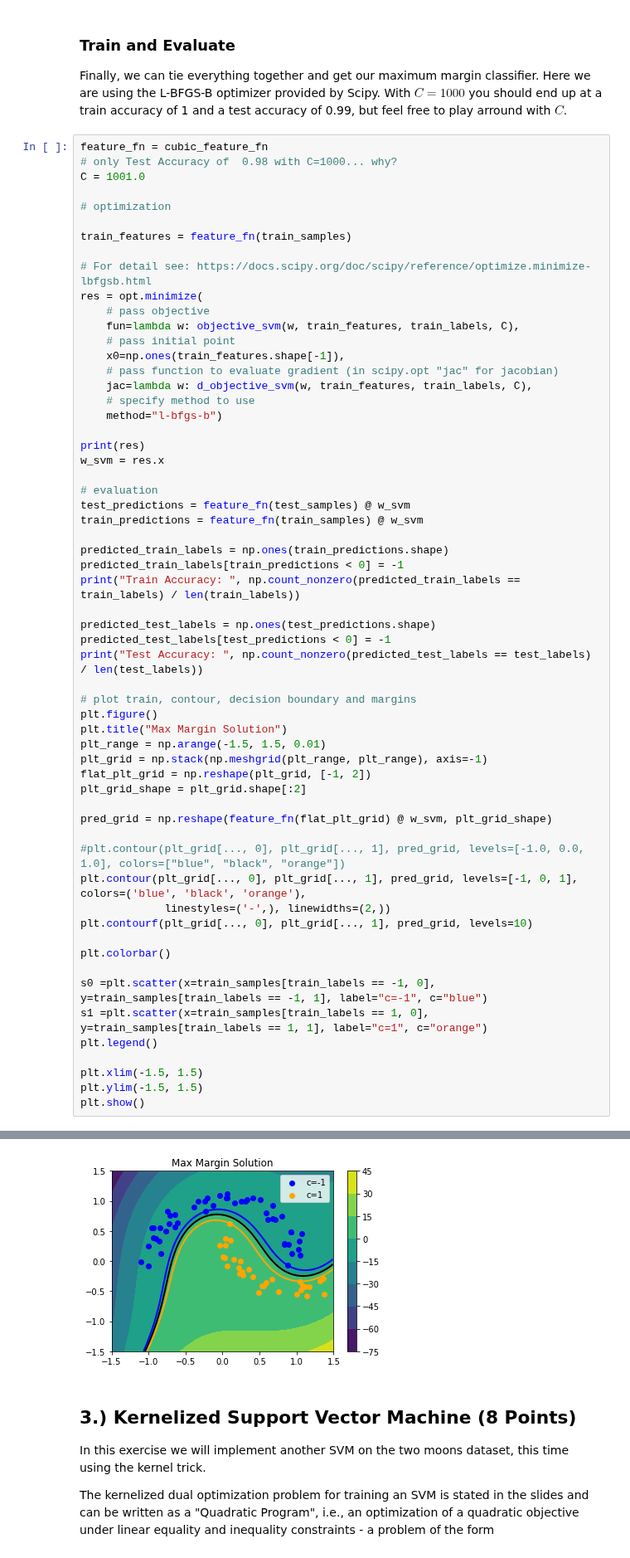
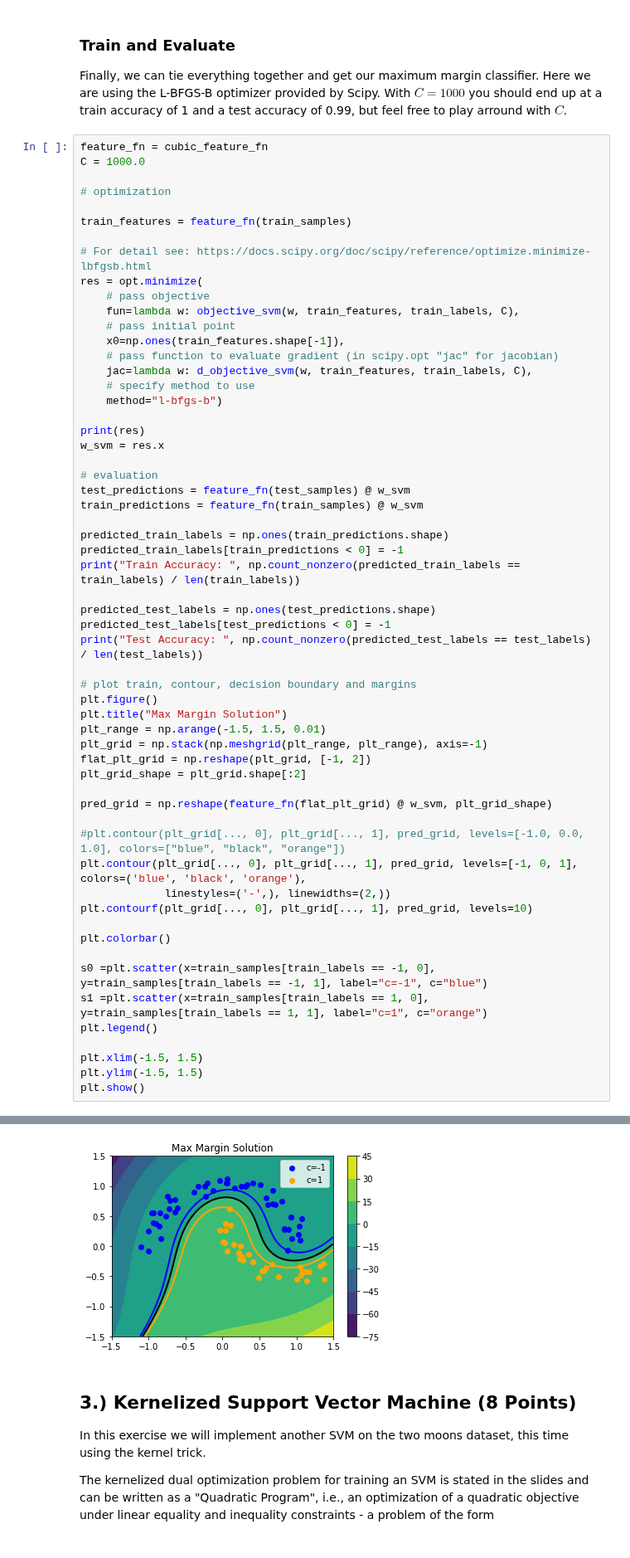
Before and after one commit to YYYasin19/kit-machine-learning, a Jupyter notebook: Exercise-04/04-Solution/exercise4.ipynb, the cells around one changed output, grey strips where cells are left out. Shown at 83% size. Saved outputs shown, nothing was run; the diff lists cells and outputs as text.

```diff
--- a/Exercise-04/04-Solution/exercise4.ipynb
+++ b/Exercise-04/04-Solution/exercise4.ipynb
@@ -416,8 +407,7 @@ def d_objective_svm(weights: np.ndarray, features: np.ndarray, labels: np.ndarra
 Finally, we can tie everything together and get our maximum margin classifier. Here we are using the L-BFGS-B optimizer provided by Scipy. With $C=1000$ you should end up at a train accuracy of 1 and a test accuracy of 0.99, but feel free to play arround with $C$.
 # %%
 feature_fn = cubic_feature_fn
-# only Test Accuracy of  0.98 with C=1000... why?
-C = 1001.0
+C = 1000.0
 
 # optimization
 
@@ -491,6 +480,6 @@ plt.show()
 Train Accuracy:  1.0
 Test Accuracy:  0.99
-[figure, old version]
+[figure, new version]
 # %% [markdown]
 ## 3.) Kernelized Support Vector Machine (8 Points)
 
```
Also changed, not shown: parts of 6 cells of this notebook.
